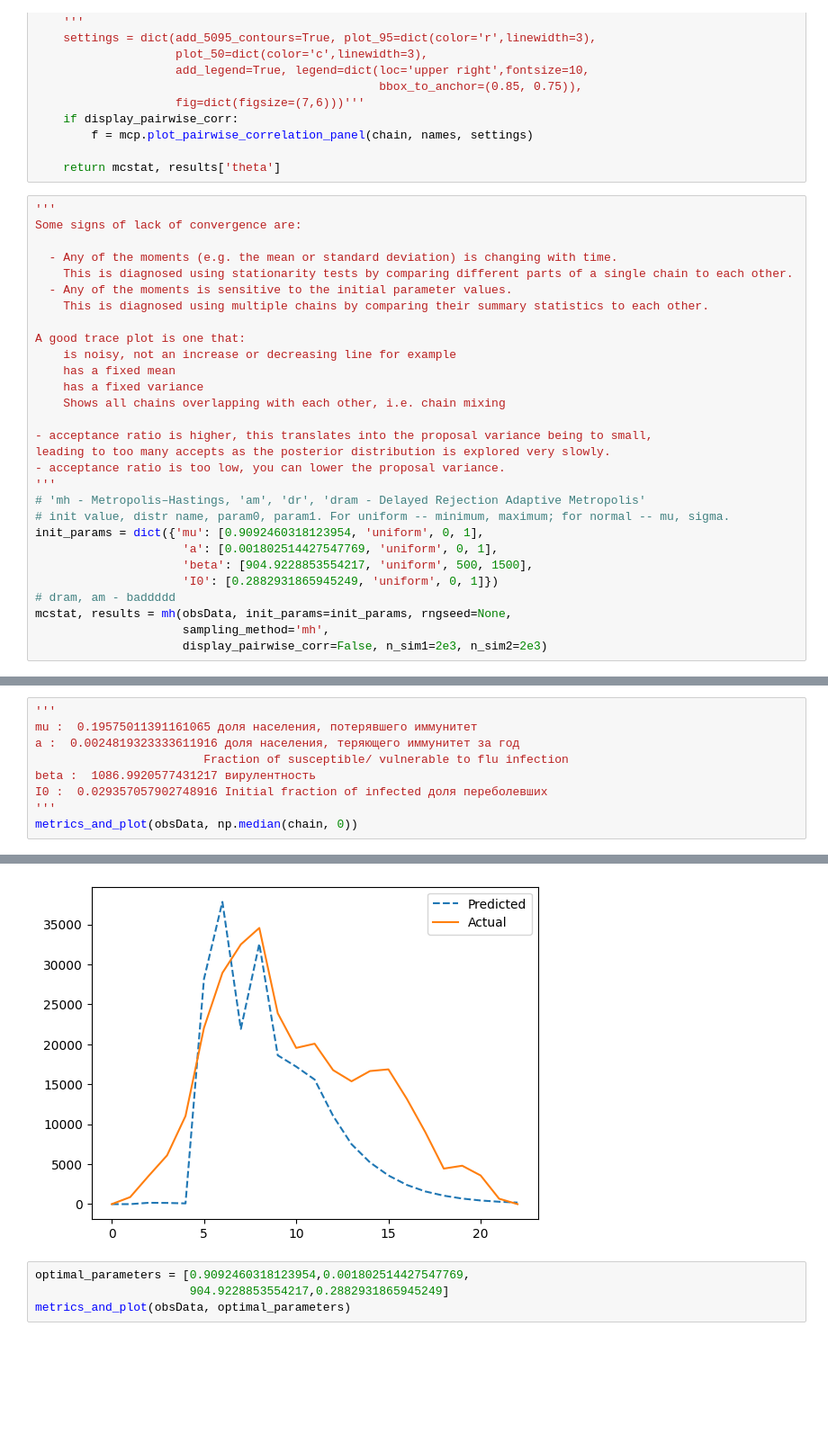
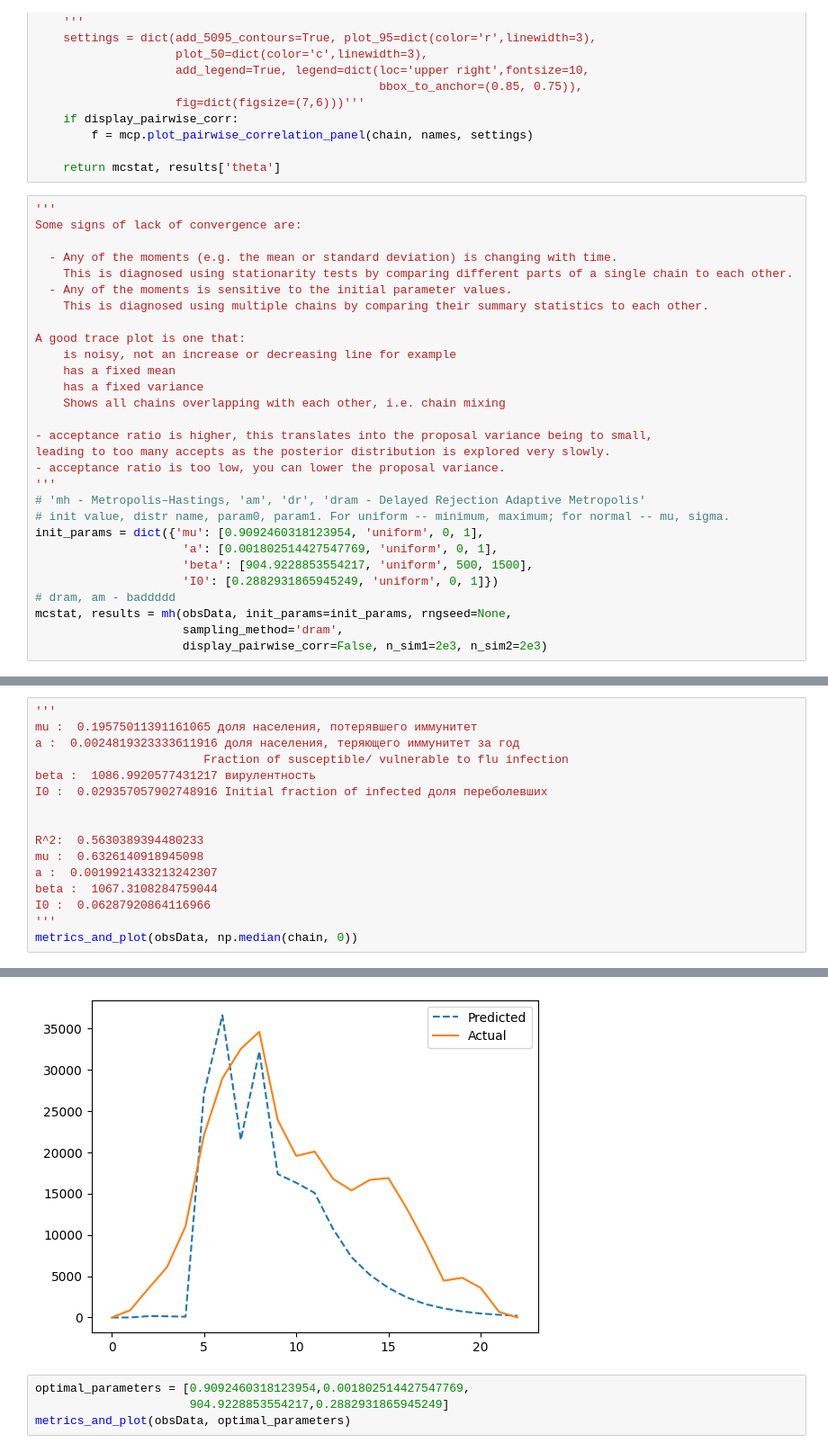
Before and after one commit to Mpkosh/people_are, a Jupyter notebook: abc_mcmc.ipynb, the cells around one changed output, grey strips where cells are left out. Shown at 90% size. Drawn from its saved outputs; the diff is of its cells as text; blank space fills up the shorter version.

```diff
--- a/abc_mcmc.ipynb
+++ b/abc_mcmc.ipynb
@@ -270,7 +270,7 @@ init_params = dict({'mu': [0.9092460318123954, 'uniform', 0, 1],
                      'I0': [0.2882931865945249, 'uniform', 0, 1]})
 # dram, am - baddddd
 mcstat, results = mh(obsData, init_params=init_params, rngseed=None,
-                     sampling_method='mh',
+                     sampling_method='dram',
                      display_pairwise_corr=False, n_sim1=2e3, n_sim2=2e3)
 # %% [output]
 Sampling these parameters:
@@ -296,6 +309,13 @@ a :  0.0024819323333611916 доля населения, теряющего им
                         Fraction of susceptible/ vulnerable to flu infection
 beta :  1086.9920577431217 вирулентность
 I0 :  0.029357057902748916 Initial fraction of infected доля переболевших
+
+
+R^2:  0.5630389394480233
+mu :  0.6326140918945098
+a :  0.0019921433213242307
+beta :  1067.3108284759044
+I0 :  0.06287920864116966
 '''
 metrics_and_plot(obsData, np.median(chain, 0))
 # %% [output]
@@ -307,4 +327,4 @@ I0 :  0.2695652309800157
-[figure, old version]
+[figure, new version]
 # %%
 optimal_parameters = [0.9092460318123954,0.001802514427547769,
                       904.9228853554217,0.2882931865945249]
```
Also changed, not shown: parts of 7 cells of this notebook.
